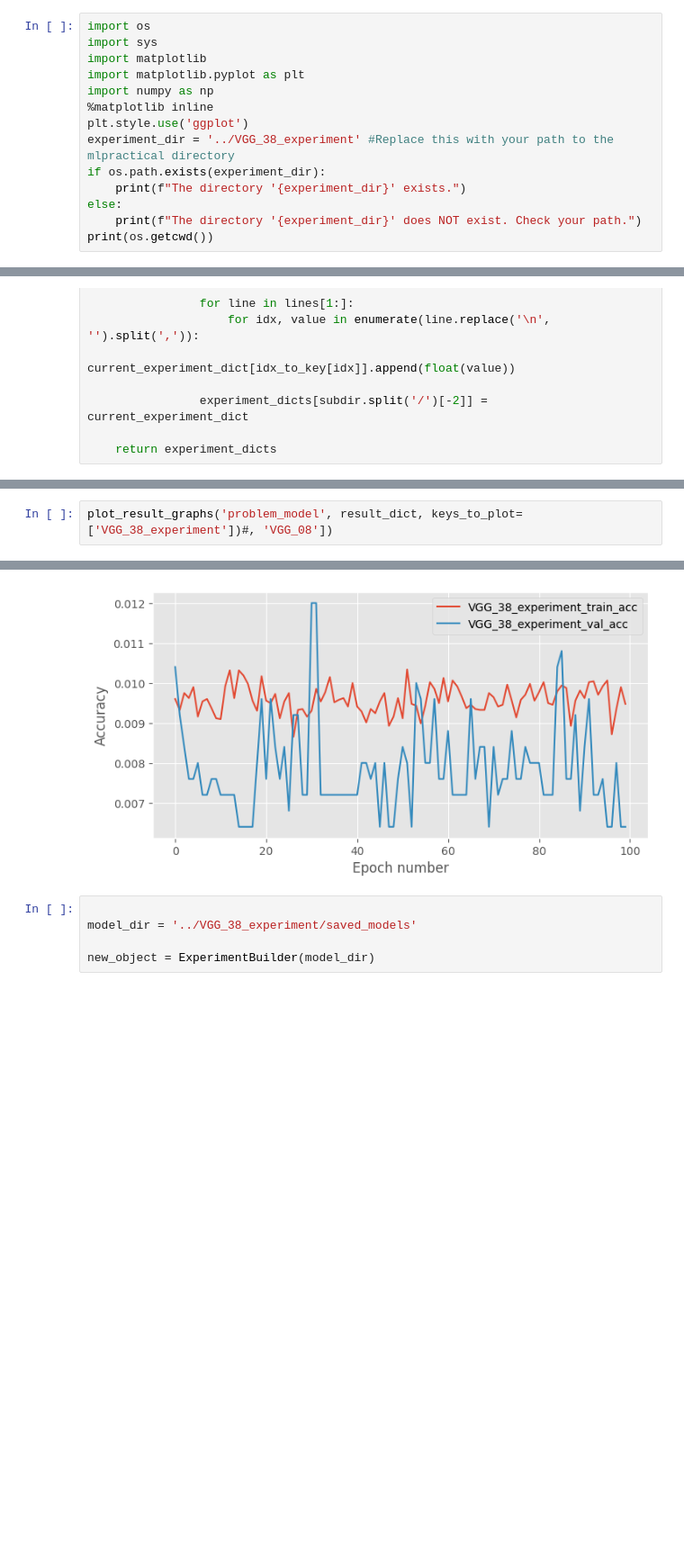
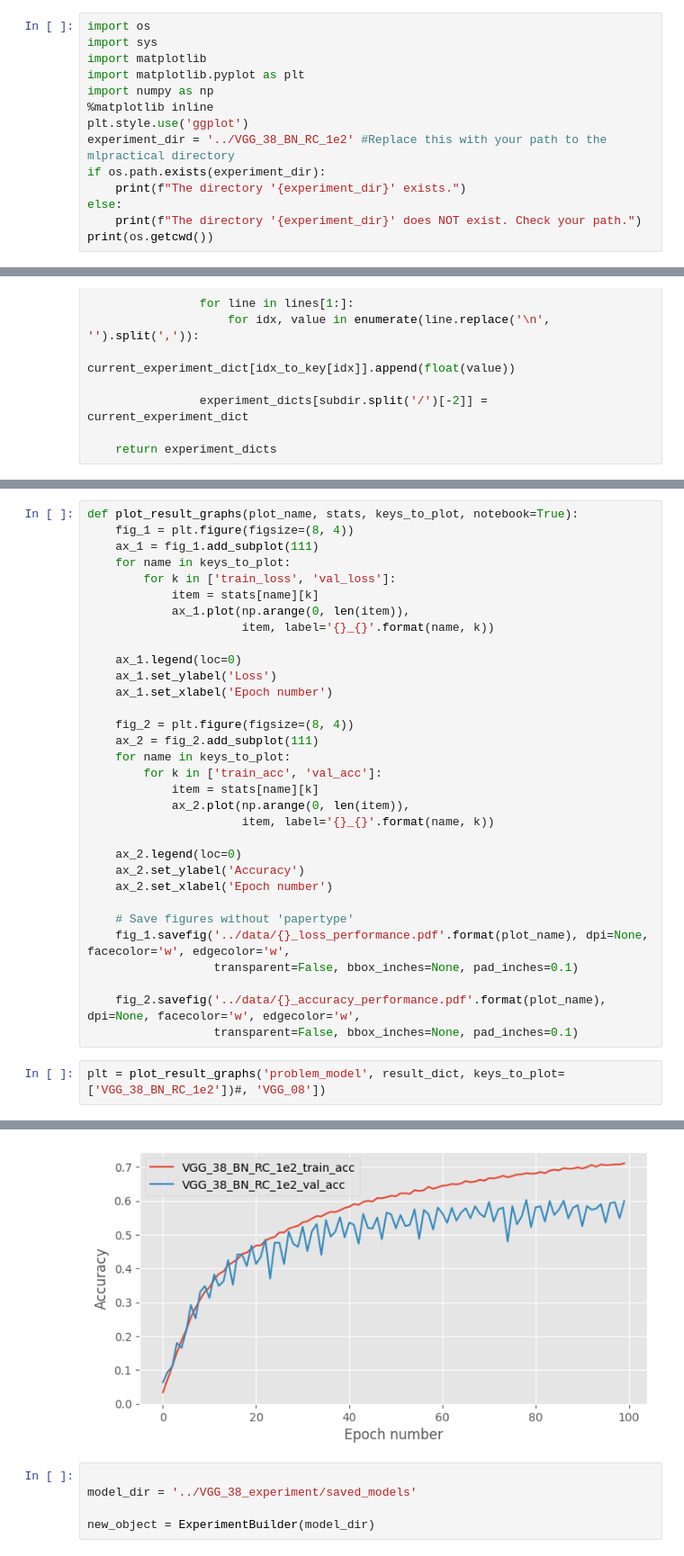
Before and after one commit to natmaw46/mlpractical_natmaws, a Jupyter notebook: notebooks/Plot_Results.ipynb, the cells around one changed output, grey strips where cells are left out. Shown at 90% size. Cells and saved outputs as stored; diff of their text form; blank space fills up the shorter version.

```diff
--- a/notebooks/Plot_Results.ipynb
+++ b/notebooks/Plot_Results.ipynb
@@ -6,7 +6,7 @@ import matplotlib.pyplot as plt
 import numpy as np
 %matplotlib inline
 plt.style.use('ggplot')
-experiment_dir = '../VGG_38_experiment' #Replace this with your path to the mlpractical directory
+experiment_dir = '../VGG_38_BN_RC_1e2' #Replace this with your path to the mlpractical directory
 if os.path.exists(experiment_dir):
     print(f"The directory '{experiment_dir}' exists.")
 else:
@@ -91,6 +91,38 @@ def plot_result_graphs(plot_name, stats, keys_to_plot, notebook=True):
         orientation='portrait', papertype=None, format='pdf',
         transparent=False, bbox_inches=None, pad_inches=0.1,
         frameon=None, metadata=None)
+# %%
+def plot_result_graphs(plot_name, stats, keys_to_plot, notebook=True):
+    fig_1 = plt.figure(figsize=(8, 4))
+    ax_1 = fig_1.add_subplot(111)
+    for name in keys_to_plot:
+        for k in ['train_loss', 'val_loss']:
+            item = stats[name][k]
+            ax_1.plot(np.arange(0, len(item)),
+                      item, label='{}_{}'.format(name, k))
+
+    ax_1.legend(loc=0)
+    ax_1.set_ylabel('Loss')
+    ax_1.set_xlabel('Epoch number')
+
+    fig_2 = plt.figure(figsize=(8, 4))
+    ax_2 = fig_2.add_subplot(111)
+    for name in keys_to_plot:
+        for k in ['train_acc', 'val_acc']:
+            item = stats[name][k]
+            ax_2.plot(np.arange(0, len(item)),
+                      item, label='{}_{}'.format(name, k))
+
+    ax_2.legend(loc=0)
+    ax_2.set_ylabel('Accuracy')
+    ax_2.set_xlabel('Epoch number')
+
+    # Save figures without 'papertype'
+    fig_1.savefig('../data/{}_loss_performance.pdf'.format(plot_name), dpi=None, facecolor='w', edgecolor='w',
+                  transparent=False, bbox_inches=None, pad_inches=0.1)
+
+    fig_2.savefig('../data/{}_accuracy_performance.pdf'.format(plot_name), dpi=None, facecolor='w', edgecolor='w',
+                  transparent=False, bbox_inches=None, pad_inches=0.1)
 # %%
-plot_result_graphs('problem_model', result_dict, keys_to_plot=['VGG_38_experiment'])#, 'VGG_08'])
+plt = plot_result_graphs('problem_model', result_dict, keys_to_plot=['VGG_38_BN_RC_1e2'])#, 'VGG_08'])
 # %% [output]
@@ -99,4 +130,4 @@ TypeError: FigureCanvasPdf.print_pdf() got an unexpected keyword argument 'paper
-[figure, old version]
+[figure, new version]
 # %%
 
 model_dir = '../VGG_38_experiment/saved_models'
```
Also changed, not shown: parts of 4 cells of this notebook, 7 other files.
